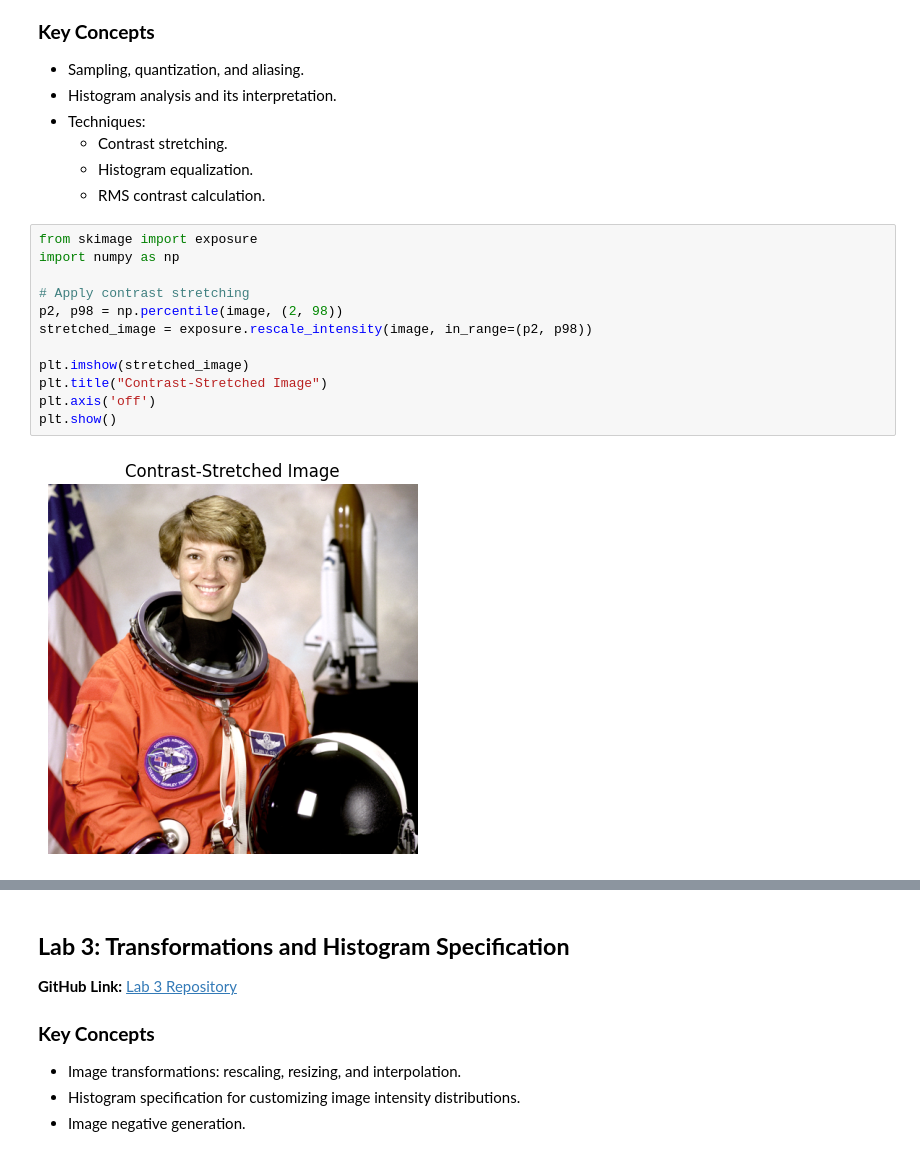
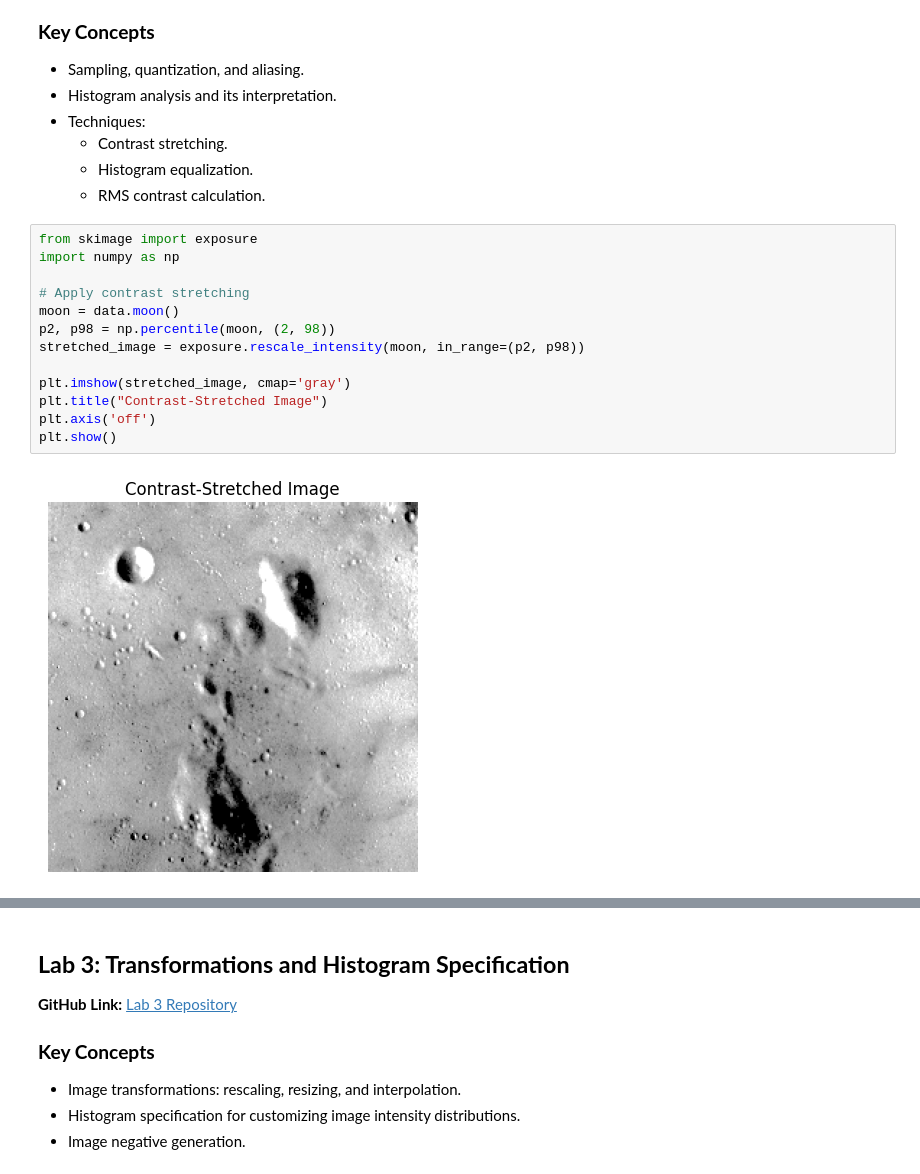
Before and after one commit to qassasahmed/ip, a Jupyter notebook: LABS2425/5/Lab_5_Summary.ipynb, the cells around one changed output, grey strips where cells are left out. Drawn from its saved outputs; the diff is of its cells as text.

```diff
--- a/LABS2425/5/Lab_5_Summary.ipynb
+++ b/LABS2425/5/Lab_5_Summary.ipynb
@@ -52,17 +52,18 @@ plt.show()
 # %%
 from skimage import exposure
 import numpy as np
 
 # Apply contrast stretching
-p2, p98 = np.percentile(image, (2, 98))
-stretched_image = exposure.rescale_intensity(image, in_range=(p2, p98))
+moon = data.moon()
+p2, p98 = np.percentile(moon, (2, 98))
+stretched_image = exposure.rescale_intensity(moon, in_range=(p2, p98))
 
-plt.imshow(stretched_image)
+plt.imshow(stretched_image, cmap='gray')
 plt.title("Contrast-Stretched Image")
 plt.axis('off')
 plt.show()
 # %% [output]
-[figure, old version]
+[figure, new version]
 # %%
 from skimage.exposure import equalize_hist
 from skimage import img_as_ubyte
```
Also changed, not shown: parts of 1 cell of this notebook, 1 other file.
